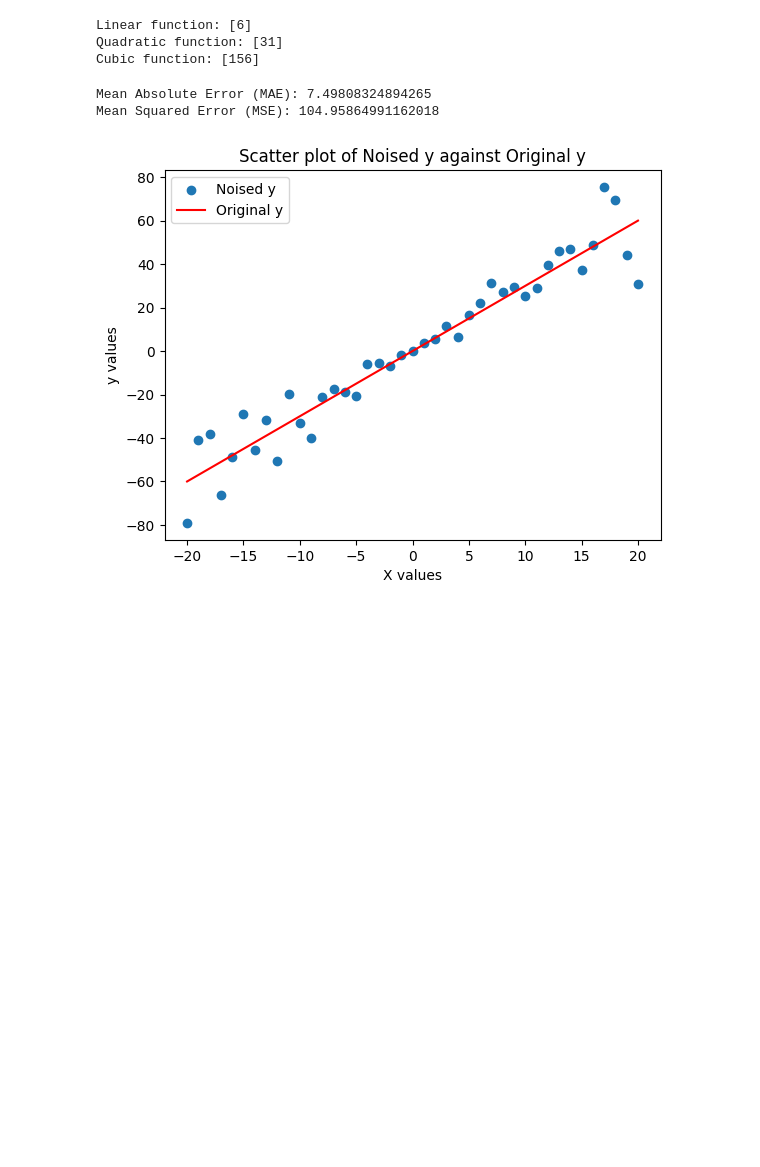
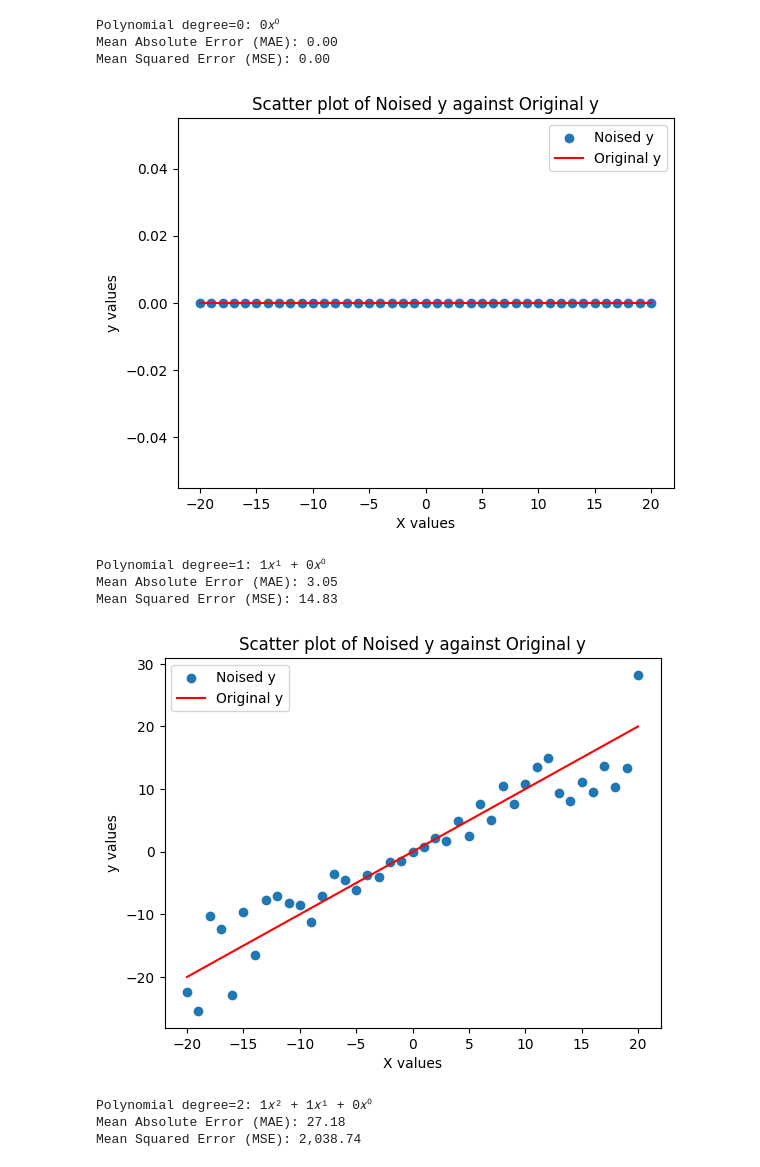
Before and after one commit to k26rahul/ML-Projects-March-2024, a Jupyter notebook: TensorFlow/tensorflow.ipynb, the cells around one changed output. Saved outputs shown, nothing was run; the diff lists cells and outputs as text; code cells hidden in the pictures; blank space fills up the shorter version.

```diff
--- a/TensorFlow/tensorflow.ipynb
+++ b/TensorFlow/tensorflow.ipynb
@@ -44,18 +120,0 @@ def calculate_loss(y_original, y_noised):
-# %%
-def polynomial_function(degree):
-  def polynomial_function(X):
-    coefficients = [1] * (degree + 1)
-    result = sum(coefficient * X ** power for power,
-                 coefficient in enumerate(coefficients))
-    return result
-  return polynomial_function
-
-
-X = np.array([5])
-print("Linear function:", polynomial_function(1)(X))
-print("Quadratic function:", polynomial_function(2)(X))
-print("Cubic function:", polynomial_function(3)(X))
-# %% [output]
-Linear function: [6]
-Quadratic function: [31]
-Cubic function: [156]
@@ -73,9 +120,0 @@ def cubic_function(X):
-# %%
-X, y_original, y_noised = generate_noisy_data(
-    linear_function, (-20, 20), 0.5)
-calculate_loss(y_original, y_noised)
-plot_noised_data(X, y_original, y_noised)
-# %% [output]
-Mean Absolute Error (MAE): 7.49808324894265
-Mean Squared Error (MSE): 104.95864991162018
-[figure, removed]
@@ -91,0 +121,17 @@ def build_polynomial_model(lr, degree):
+# %%
+_ = generate_noised_data(polynomial_function(0), (-20, 20), 0.5)
+_ = generate_noised_data(polynomial_function(1), (-20, 20), 0.5)
+_ = generate_noised_data(polynomial_function(2), (-20, 20), 0.5)
+_ = generate_noised_data(polynomial_function(3), (-20, 20), 0.5)
+# %% [output]
+Polynomial degree=0: 0𝑥⁰
+Mean Absolute Error (MAE): 0.00
+Mean Squared Error (MSE): 0.00
+[figure, added]
+Polynomial degree=1: 1𝑥¹ + 0𝑥⁰
+Mean Absolute Error (MAE): 3.05
+Mean Squared Error (MSE): 14.83
+[figure, added]
+Polynomial degree=2: 1𝑥² + 1𝑥¹ + 0𝑥⁰
+Mean Absolute Error (MAE): 27.18
+Mean Squared Error (MSE): 2,038.74
```
Also changed, not shown: parts of 22 cells of this notebook.
